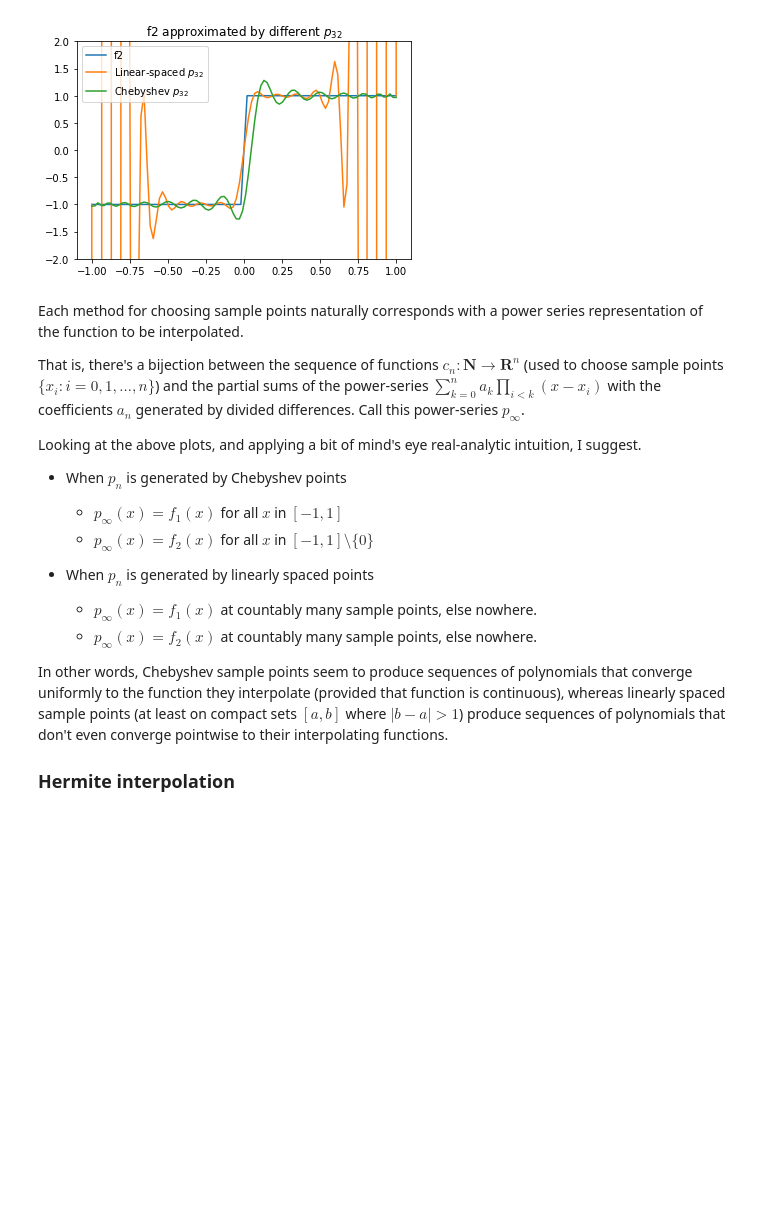
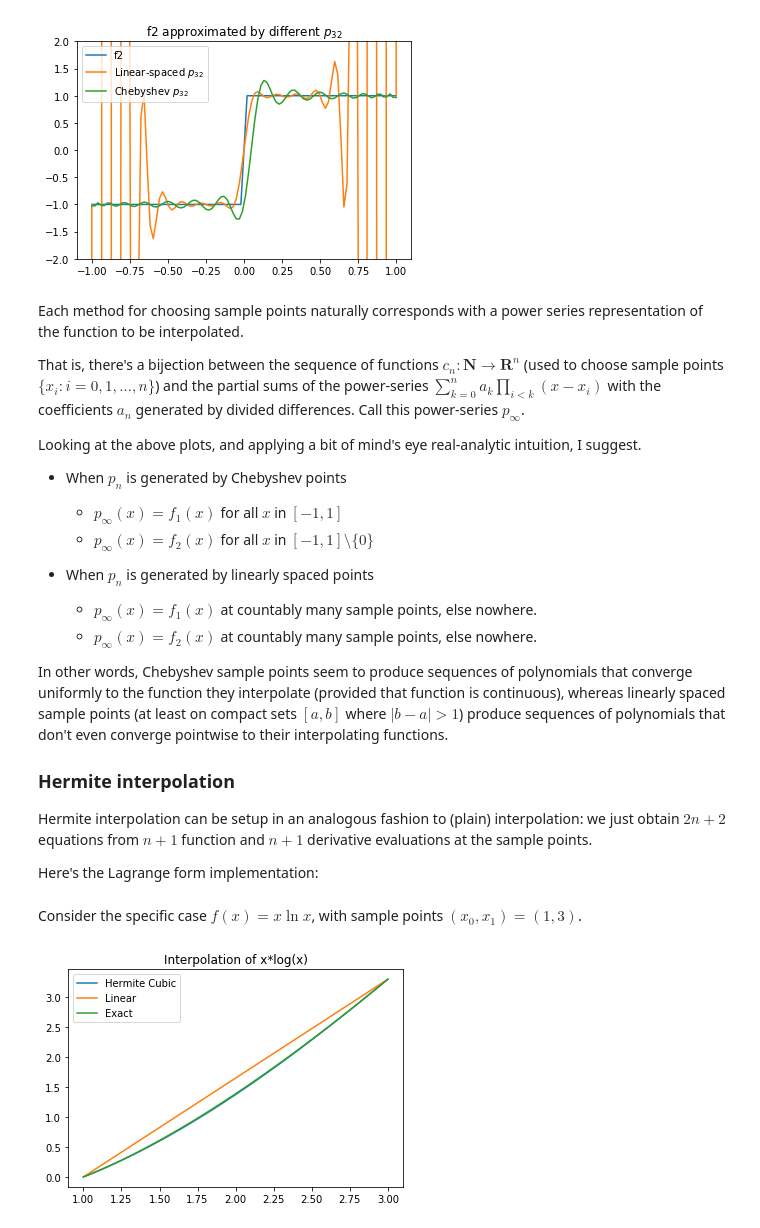
Before and after one commit to coltongrainger/fy18num, a Jupyter notebook: hw4/2018-07-19-interpolation.ipynb, the cells around one changed output. Drawn from its saved outputs; the diff is of its cells as text; code cells hidden in the pictures; blank space fills up the shorter version.

Commit message:
Flesh out examples with Hermite interpol

```diff
--- a/hw4/2018-07-19-interpolation.ipynb
+++ b/hw4/2018-07-19-interpolation.ipynb
@@ -356,7 +357,7 @@ for f in [f1,f2]:
 # %% [markdown]
 Each method for choosing sample points naturally corresponds with a power series representation of the function to be interpolated.
 
-That is, there's a bijection between the sequence of functions $c_n:\mathbf{N} \to \mathbf{R}^n$ (used to choose sample points $\{x_i : i = 0,1,\ldots, n\}$) and the partial sums of the power-series $\sum_{k=0}^{n}a_k \prod_{i<k}(x-x_i)$ with the coefficients $a_n$ generated by divided differences. Call this power-series $p_\infty$.
+That is, there's a bijection between the sequence of functions $c_n:\mathbf{N} \to \mathbf{R}^n$ (used to choose sample points $\{x_i : i = 0,1,\ldots, n\}$) and the partial sums of the power-series $\sum_{k=0}^{n}a_k \prod_{i< k}(x-x_i)$ with the coefficients $a_n$ generated by divided differences. Call this power-series $p_\infty$.
 
 Looking at the above plots, and applying a bit of mind's eye real-analytic intuition, I suggest.
 
@@ -373,3 +374,7 @@ Looking at the above plots, and applying a bit of mind's eye real-analytic intui
 In other words, Chebyshev sample points seem to produce sequences of polynomials that converge uniformly to the function they interpolate (provided that function is continuous), whereas linearly spaced sample points (at least on compact sets $[a,b]$ where $\lvert b-a \rvert > 1$) produce sequences of polynomials that don't even converge pointwise to their interpolating functions.
 
 ### Hermite interpolation
+
+Hermite interpolation can be setup in an analogous fashion to (plain) interpolation: we just obtain $2n+2$ equations from $n+1$ function and $n+1$ derivative evaluations at the sample points.
+
+Here's the Lagrange form implementation:
@@ -375,0 +410,34 @@ In other words, Chebyshev sample points seem to produce sequences of polynomials
+# %% [markdown]
+Consider the specific case $f(x) = x \ln x$, with sample points $(x_0, x_1)  = (1, 3)$.
+# %%
+x = sym.Symbol('x')
+f = lambda x: x*sym.log(x)
+vecx = np.array([1,3])
+
+def prob8plots():
+    # we define the osculatory cubic polynomial
+    coordinates = lagherm_coords(f,vecx)
+    basis = hermite_basis(vecx)
+    H = lambda t: lagherm_interpol(coordinates, basis, t)
+
+    # and generate stiples for plotting
+    stiple = np.linspace(1,3)
+    Hstiple = [H(t) for t in stiple]
+    plt.plot(stiple,Hstiple)
+
+    # for comparison, here's the linear interpolant
+    m = (f(3) - f(1))/2
+    line = lambda x: m*(x-1) + f(1)
+    lstiple = line(stiple)
+    plt.plot(stiple,lstiple)
+
+    # and the exact graph
+    fstiple = [f(t) for t in stiple]
+    plt.plot(stiple,fstiple)
+    plt.title('Interpolation of '+str(f(sym.Symbol('x'))))
+    plt.legend(('Hermite Cubic','Linear', 'Exact'))
+    plt.show()
+
+prob8plots()
+# %% [output]
+[figure, added]
```
Also changed, not shown: parts of 26 cells of this notebook.
